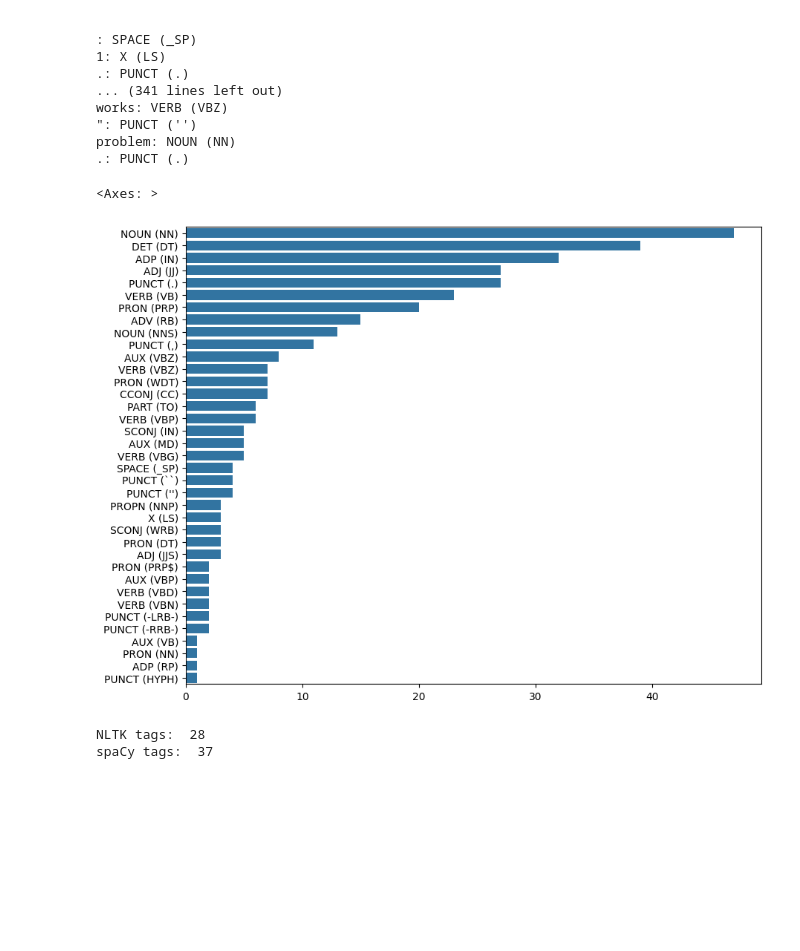
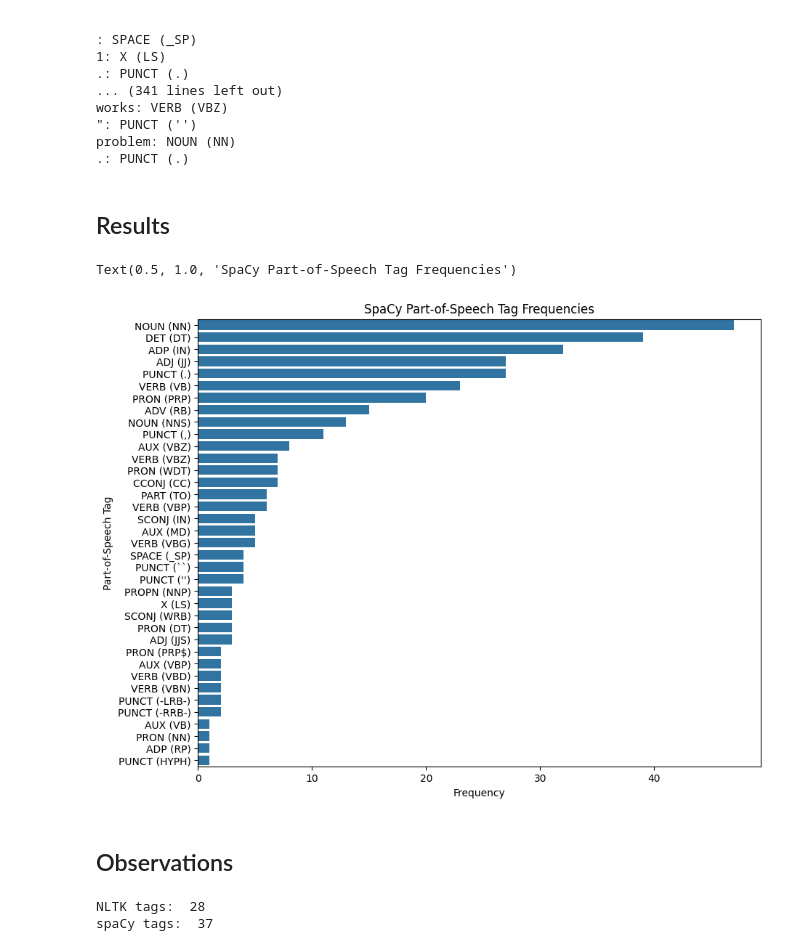
Before and after one commit to iragca/DS411-Predictive-Analytics, a Jupyter notebook: notebooks/1.4-Assignment-NER.ipynb, the cells around one changed output. Cells and saved outputs as stored; diff of their text form; code cells hidden in the pictures; blank space fills up the shorter version.

```diff
--- a/notebooks/1.4-Assignment-NER.ipynb
+++ b/notebooks/1.4-Assignment-NER.ipynb
@@ -540,16 +542,23 @@ works: VERB (VBZ)
 ": PUNCT ('')
 problem: NOUN (NN)
 .: PUNCT (.)
+# %% [markdown]
+## Results
 # %%
 plt.figure(figsize=(10, 8))
 sns.barplot(
     x=[count for _, count in sorted(spacy_freq_table.items(), key=lambda x: x[1], reverse=True)],
     y=[tag for tag, _ in sorted(spacy_freq_table.items(), key=lambda x: x[1], reverse=True)],
     orient="h",
 )
+plt.xlabel("Frequency")
+plt.ylabel("Part-of-Speech Tag")
+plt.title("SpaCy Part-of-Speech Tag Frequencies")
 # %% [output]
-<Axes: >
+Text(0.5, 1.0, 'SpaCy Part-of-Speech Tag Frequencies')
-[figure, old version]
+[figure, new version]
+# %% [markdown]
+## Observations
 # %%
 print("NLTK tags: ", len(tag_frequencies))
 print("spaCy tags: ", len(spacy_freq_table))
```
Also changed, not shown: parts of 1 cell of this notebook.
